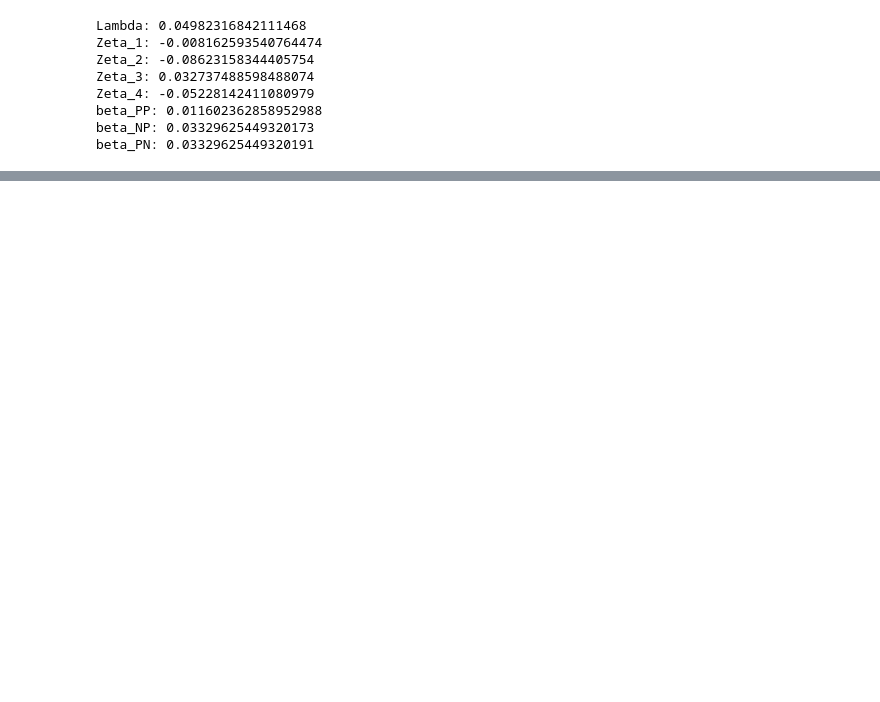
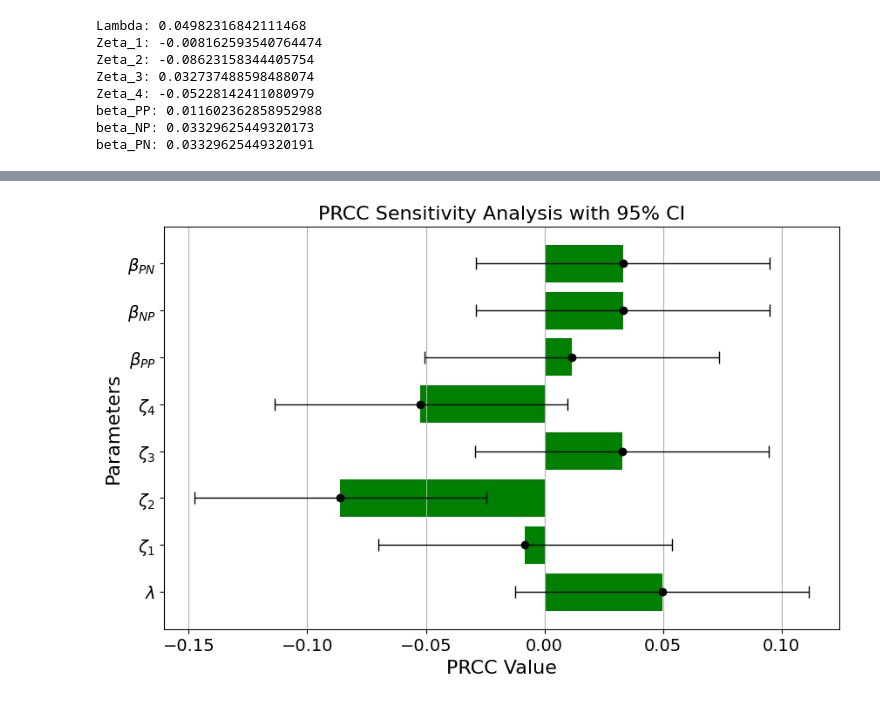
Before and after one commit to Nancy-Shi/Complex_Networks, a Jupyter notebook: 082423_ICE_LHS_copy.ipynb, the cells around one changed output, grey strips where cells are left out. Drawn from its saved outputs; the diff is of its cells as text; code cells hidden in the pictures; blank space fills up the shorter version.

```diff
--- a/082423_ICE_LHS_copy.ipynb
+++ b/082423_ICE_LHS_copy.ipynb
@@ -996,3 +1057,28 @@ plt.show()
+# %%
+import matplotlib.pyplot as plt
+
+# Latex math symbols for parameter labels
+param_labels = ['$\lambda$', '$\zeta_1$', '$\zeta_2$', '$\zeta_3$', '$\zeta_4$', r'$\beta_{PP}$', r'$\beta_{NP}$', r'$\beta_{PN}$']
+
+# Plot PRCC results with error bars
+plt.figure(figsize=(10, 6))
+bars = plt.barh(param_labels, prcc_results, color='green')
+
+# Add error bars (95% CI)
+for i, bar in enumerate(bars):
+    plt.errorbar(prcc_results[i], i, xerr=[[prcc_results[i] - ci_lower[i]], [ci_upper[i] - prcc_results[i]]],
+                 fmt='o', capsize=5, color='black', linewidth=1)
+
+plt.ylabel('Parameters', fontsize=16)
+plt.xlabel('PRCC Value', fontsize=16)
+plt.title('PRCC Sensitivity Analysis with 95% CI', fontsize=16)
+plt.xticks(fontsize=14)
+plt.yticks(range(len(param_labels)), param_labels, fontsize=14)  # Adjust y-axis ticks
+plt.grid(axis='x')
+
+plt.show()
+# %% [output]
+[figure, added]
 # %%
 alp = 1
 beta_NN = 0.4
```
Also changed, not shown: parts of 2 cells of this notebook.
